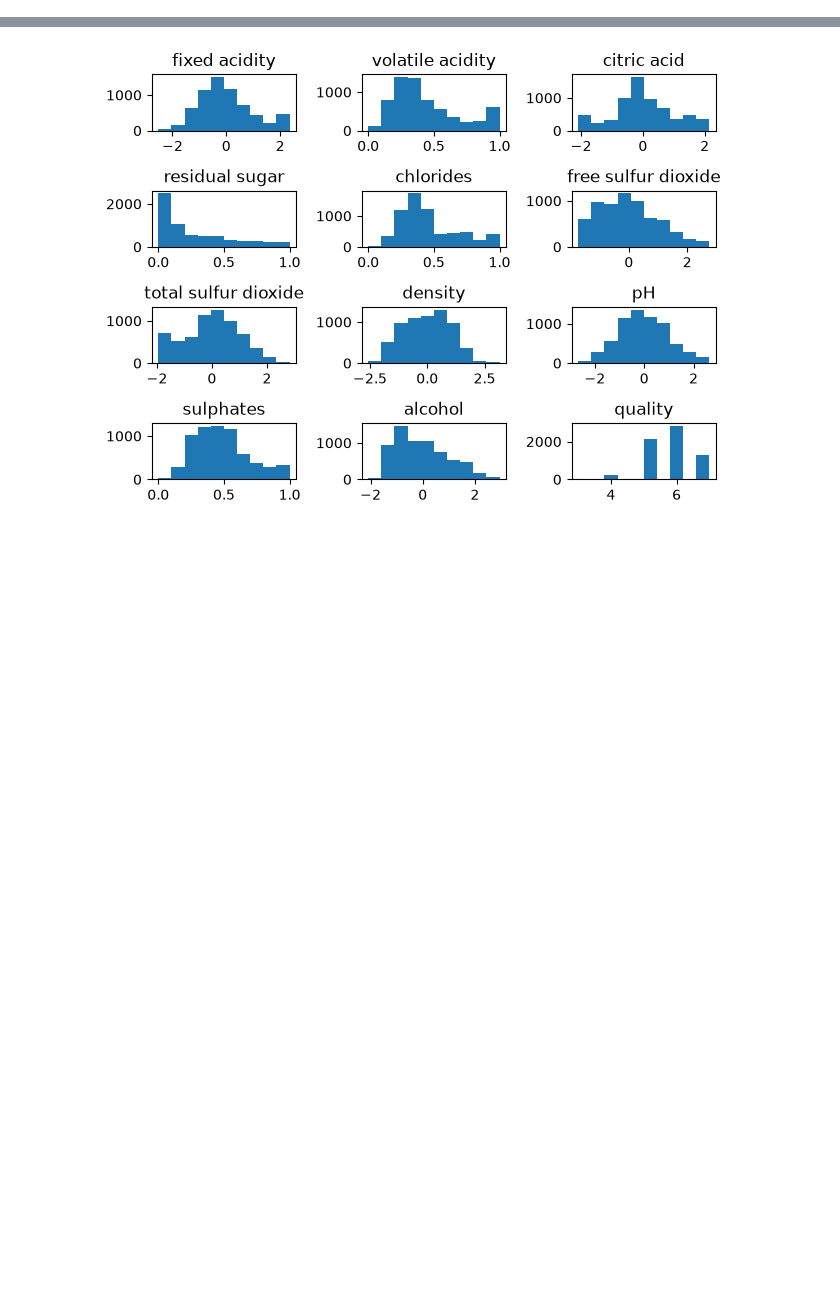
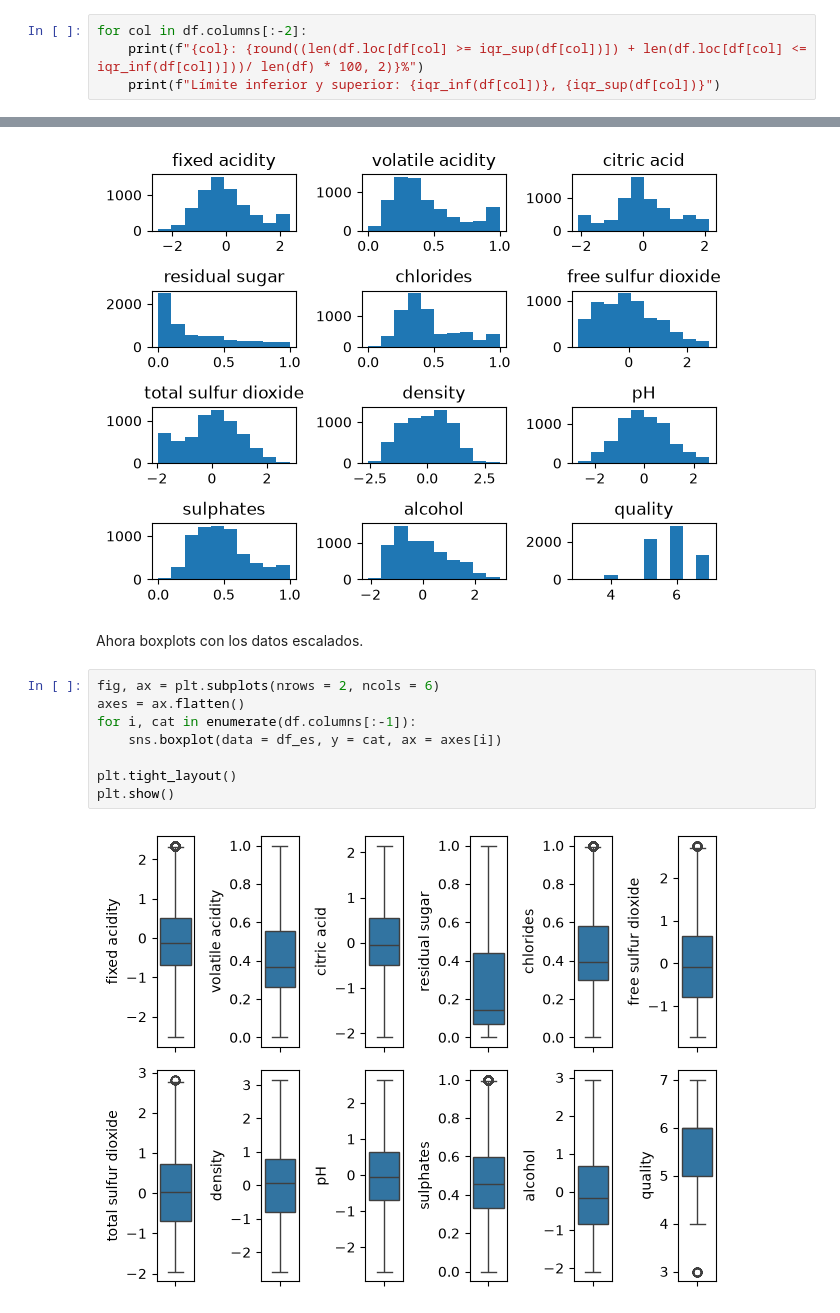
Before and after one commit to samuelmzc/Desarrollo_Soluciones_IA_UNIR, a Jupyter notebook: 1_Introduccion_IA_ML/lab3_training.ipynb, the cells around one changed output, grey strips where cells are left out. Cells and saved outputs as stored; diff of their text form; blank space fills up the shorter version.

```diff
--- a/1_Introduccion_IA_ML/lab3_training.ipynb
+++ b/1_Introduccion_IA_ML/lab3_training.ipynb
@@ -312,0 +317,4 @@ iqr_sup = lambda x: x.quantile(0.75) + 1.5 * IQR(x) if x.dtype != "int64" else i
+# %%
+for col in df.columns[:-2]:
+    print(f"{col}: {round((len(df.loc[df[col] >= iqr_sup(df[col])]) + len(df.loc[df[col] <= iqr_inf(df[col])]))/ len(df) * 100, 2)}%")
+    print(f"Límite inferior y superior: {iqr_inf(df[col])}, {iqr_sup(df[col])}")
@@ -419,4 +449,16 @@ plt.tight_layout()
 plt.show()
 # %% [output]
 [figure]
+# %% [markdown]
+Ahora boxplots con los datos escalados.
+# %%
+fig, ax = plt.subplots(nrows = 2, ncols = 6)
+axes = ax.flatten()
+for i, cat in enumerate(df.columns[:-1]):
+    sns.boxplot(data = df_es, y = cat, ax = axes[i])
+
+plt.tight_layout()
+plt.show()
+# %% [output]
+[figure, added]
 # %% [markdown]
```
Also changed, not shown: parts of 12 cells of this notebook.
